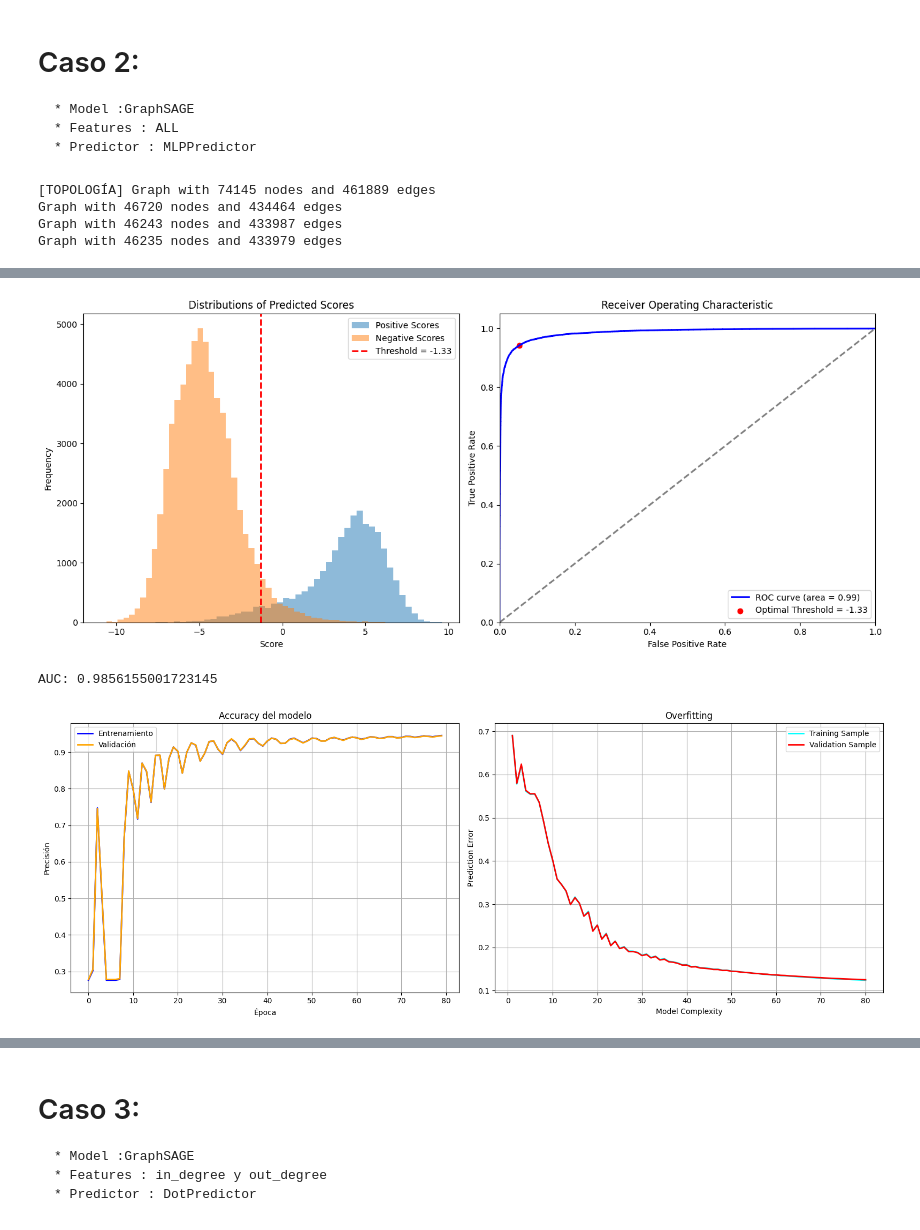
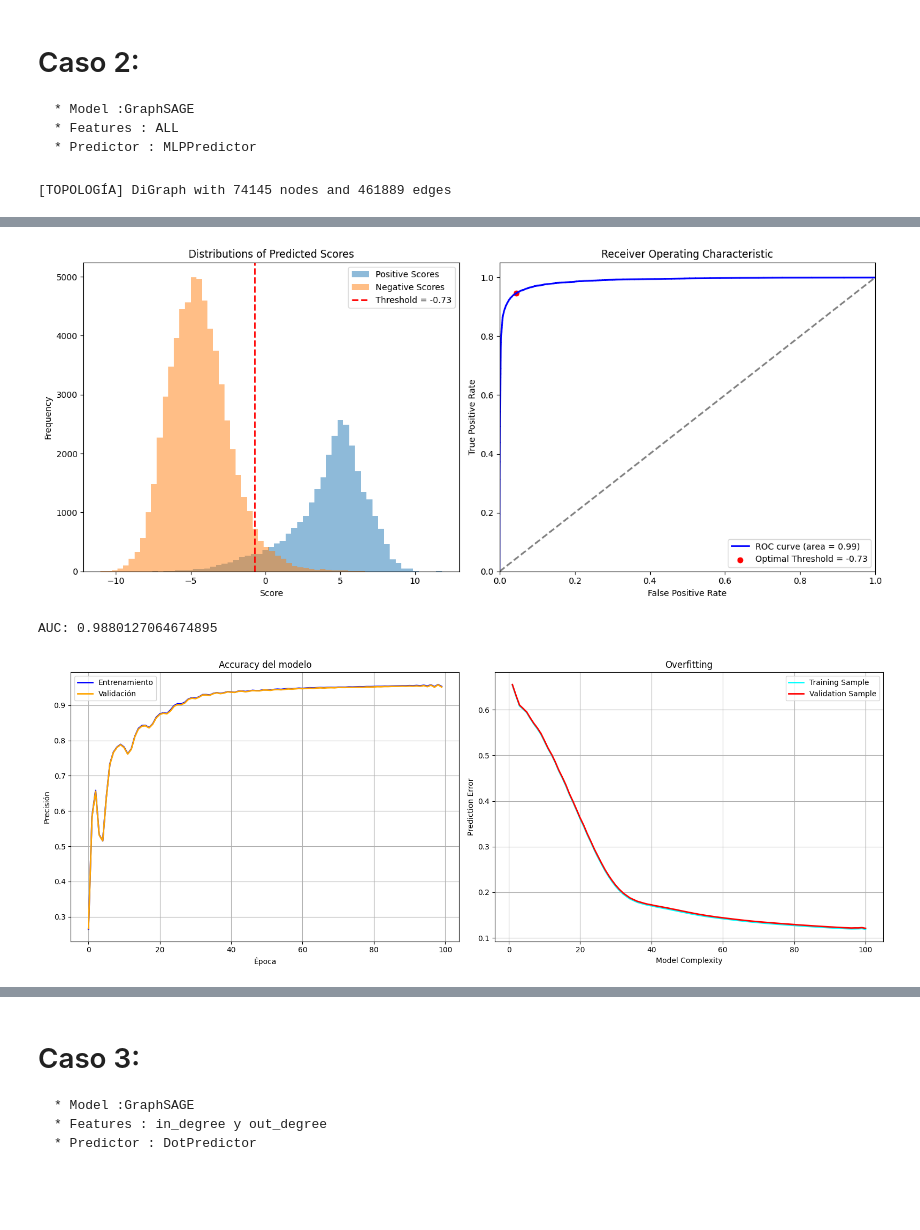
Before and after one commit to valesteban/TESIS, a Jupyter notebook: trainingBinaryClass.ipynb, the cells around one changed output, grey strips where cells are left out. Drawn from its saved outputs; the diff is of its cells as text; code cells hidden in the pictures; blank space fills up the shorter version.

```diff
--- a/trainingBinaryClass.ipynb
+++ b/trainingBinaryClass.ipynb
@@ -63,8 +56,8 @@ Graph with 46235 nodes and 433979 edges
 data_path = "datasets/DGL_Graph/MYCODEDiGraph/"
 
 gnn = GNN(debug=True)
-gnn.load_dataset( data_path, force_reload=False)
-gnn.split_dataset(0.2)
+gnn.load_dataset( data_path, force_reload=True)
+gnn.split_dataset(0.4)
 # gnn.split_dtaset_v2()
 
 gnn.dgl_graph.ndata['feat'] = gnn.dgl_graph.ndata['feat'].float()
@@ -87,7 +80,7 @@ pred = DotPredictor()
 
 # ----------- 3. set up loss and optimizer -------------- #
 
-optimizer = torch.optim.Adam(itertools.chain(model.parameters(), pred.parameters()), lr=0.001)
+optimizer = torch.optim.Adam(itertools.chain(model.parameters(), pred.parameters()), lr=0.007)
 
 # ----------- 4. training -------------------------------- #
 
@@ -206,20 +201,17 @@ graph.features_nodes(features_filename)
 
 # 3.- Eliminar nodos de grado 1 hojas
 
-graph.remove_nodes_degree(1)
-graph.remove_nodes_degree(1)
-graph.remove_nodes_degree(1)
+# graph.remove_nodes_degree(1)
+# graph.remove_nodes_degree(1)
+# graph.remove_nodes_degree(1)
 # %% [output]
-[TOPOLOGÍA] Graph with 74145 nodes and 461889 edges
-Graph with 46720 nodes and 434464 edges
-Graph with 46243 nodes and 433987 edges
-Graph with 46235 nodes and 433979 edges
+[TOPOLOGÍA] DiGraph with 74145 nodes and 461889 edges
 # %%
 # dataset con features de nodos unicamente degrees
 data_path = "datasets/DGL_Graph/MYCODEDiGraph/"
 
 gnn = GNN(debug=True)
-gnn.load_dataset( data_path, force_reload=False)
+gnn.load_dataset( data_path, force_reload=True)
 gnn.split_dataset()
 
 gnn.dgl_graph.ndata['feat'] = gnn.dgl_graph.ndata['feat'].float()
@@ -242,7 +234,7 @@ pred = MLPPredictor(8,1)
 
 # ----------- 3. set up loss and optimizer -------------- #
 
-optimizer = torch.optim.Adam(itertools.chain(model.parameters(), pred.parameters()), lr=0.02)
+optimizer = torch.optim.Adam(itertools.chain(model.parameters(), pred.parameters()), lr=0.006)
 
 # ----------- 4. training -------------------------------- #
 # Lista para almacenar los valores de pérdida
@@ -253,7 +245,7 @@ acc_train = []
 
 train_error = []
 val_error = []
-for e in range(80):
+for e in range(100):
   # forward
   h = model(gnn.dgl_graph, gnn.dgl_graph.ndata['feat'])
   logits =  pred(gnn.dgl_graph, h)
@@ -321,6 +317,6 @@ In epoch 70, train loss: 0.12841477990150452, val loss: 0.1293034702539444
-[figure, old version]
+[figure, new version]
-AUC: 0.9856155001723145
+AUC: 0.9880127064674895
-[figure, old version]
+[figure, new version]
 # %%
 # ----------- 6. Calcular métricas -------------- #
 
```
Also changed, not shown: parts of 16 cells of this notebook, 2 other files.
